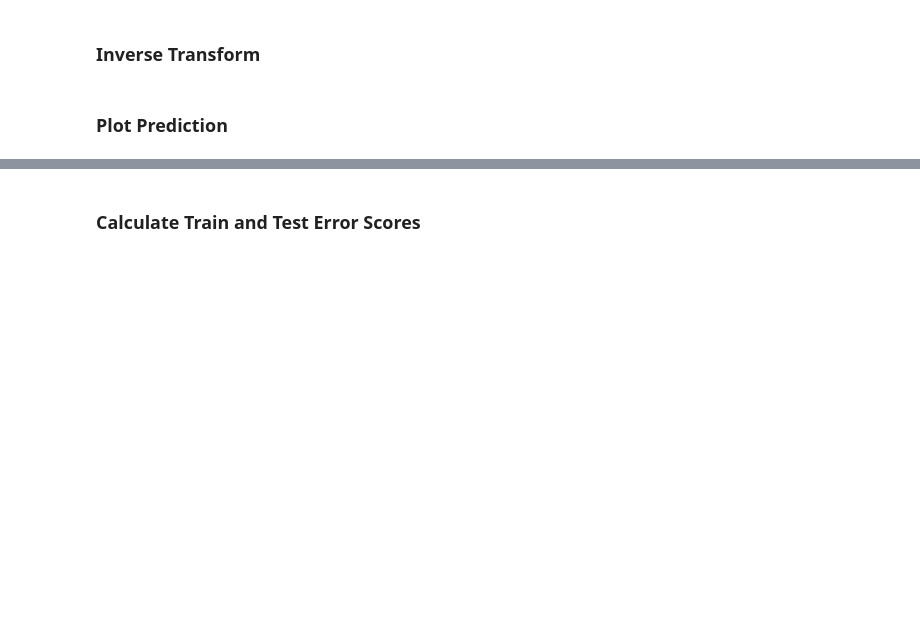
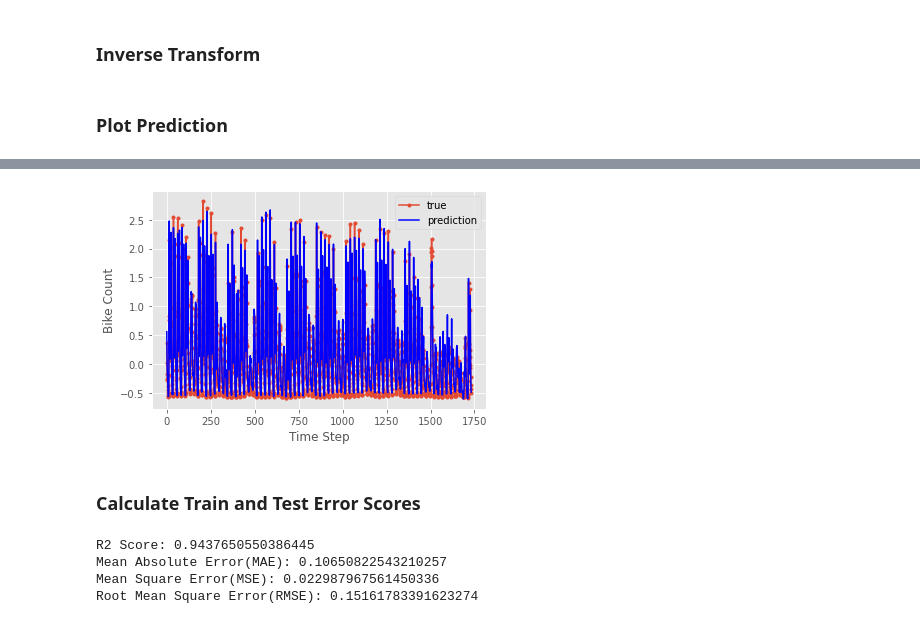
Before and after one commit to smeteo/Data_Science_and_Machine_Learning, a Jupyter notebook: 8._Capstone_Projects/Project_3_Demand_Prediction/Demand_Prediction_Capstone_3.ipynb, the cells around one changed output, grey strips where cells are left out. Cells and saved outputs as stored; diff of their text form; code cells hidden in the pictures; blank space fills up the shorter version.

```diff
--- a/8._Capstone_Projects/Project_3_Demand_Prediction/Demand_Prediction_Capstone_3.ipynb
+++ b/8._Capstone_Projects/Project_3_Demand_Prediction/Demand_Prediction_Capstone_3.ipynb
@@ -497,2 +543,11 @@ For this reason, you must inverse transform the y_pred variable predicted by the
+# %%
+plt.plot(y_test_inv.flatten(), marker='.', label="true")
+plt.plot(y_pred_inv.flatten(), 'b', label="prediction")
+plt.ylabel('Bike Count')
+plt.xlabel('Time Step')
+plt.legend()
+plt.show();
+# %% [output]
+[figure, added]
 # %% [markdown]
 ### Calculate Train and Test Error Scores
@@ -499,3 +564,10 @@ For this reason, you must inverse transform the y_pred variable predicted by the
+# %%
+eval_metrics(y_test_inv.reshape(-1,1), y_pred_inv)
+# %% [output]
+R2 Score: 0.9437650550386445
+Mean Absolute Error(MAE): 0.10650822543210257
+Mean Square Error(MSE): 0.022987967561450336
+Root Mean Square Error(RMSE): 0.15161783391623274
 # %% [markdown]
 ___
 
```
Also changed, not shown: parts of 7 cells of this notebook.
